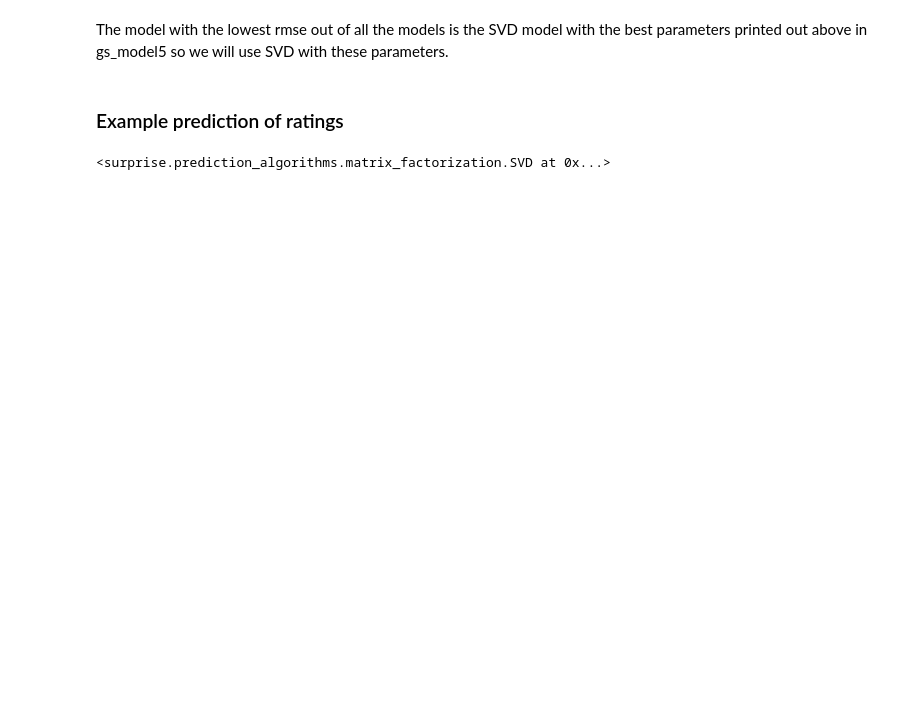
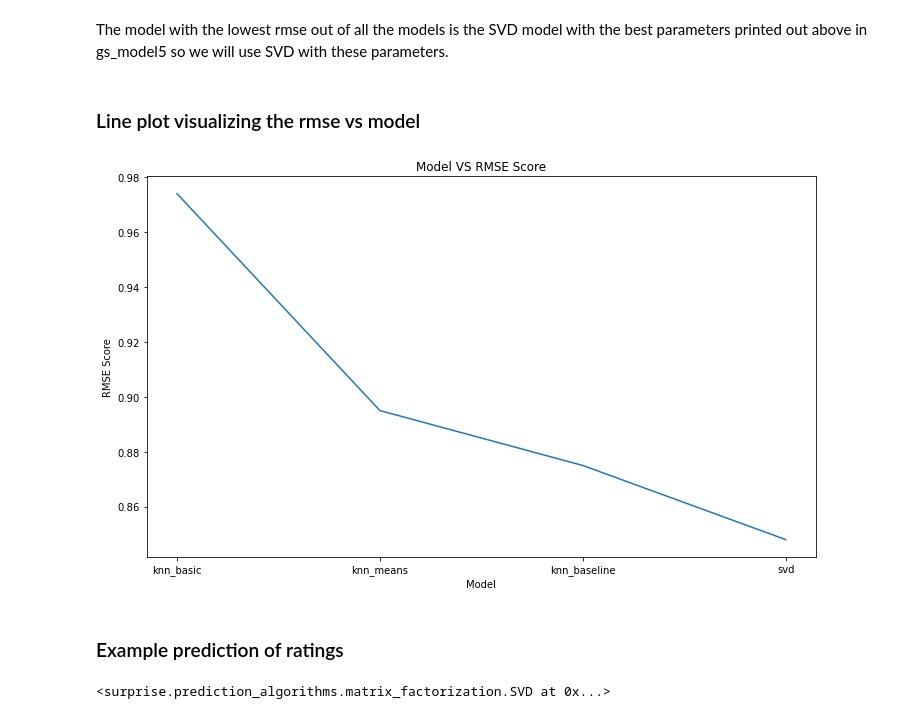
Before and after one commit to Wonuabimbola/movie-recommendation-system, a Jupyter notebook: movie_lens_rec.ipynb, the cells around one changed output. Saved outputs shown, nothing was run; the diff lists cells and outputs as text; code cells hidden in the pictures; blank space fills up the shorter version.

```diff
--- a/movie_lens_rec.ipynb
+++ b/movie_lens_rec.ipynb
@@ -492,5 +492,26 @@ gs_model5 best score: {'rmse': 0.8499554728935289, 'mae': 0.6508945761512515}
 # %% [markdown]
 The model with the lowest rmse out of all the models is the SVD model with the best parameters printed out above in gs_model5 so we will use SVD with these parameters.
+# %% [markdown]
+### Line plot visualizing the rmse vs model
+# %%
+# making a dataframe with all the models and their rmse
+model_list = [['knn_basic',round(np.mean(cv_basic['test_rmse']),3)], ['knn_means',round(np.mean(cv_means['test_rmse']),3)],
+              ['knn_baseline', round(np.mean(cv_baseline['test_rmse']),3)], ['svd',round(gs_model5.best_score['rmse'],3)]]
+model_scores = pd.DataFrame(model_list, columns = ['model_name', 'model_rmse'])
+
+# Line plot visualizing the rmse vs model
+fig, ax = plt.subplots(figsize = (12,7))
+
+x = model_scores['model_name']
+y = model_scores['model_rmse']
+plt.plot(x, y)
+plt.title('Model VS RMSE Score')
+plt.xlabel('Model')
+plt.ylabel('RMSE Score')
+
+fig.savefig('./images/modelvsrmse.png');
+# %% [output]
+[figure, added]
 # %% [markdown]
 ### Example prediction of ratings
 # %%
```
Also changed, not shown: parts of 10 cells of this notebook, 5 other files.
